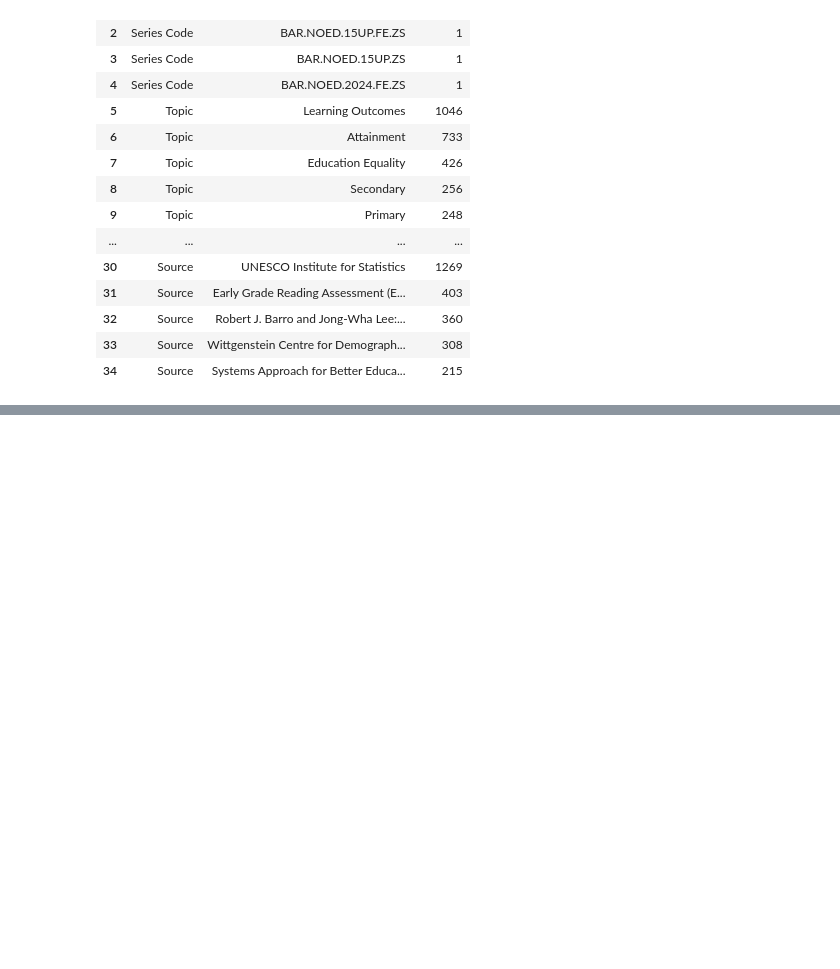
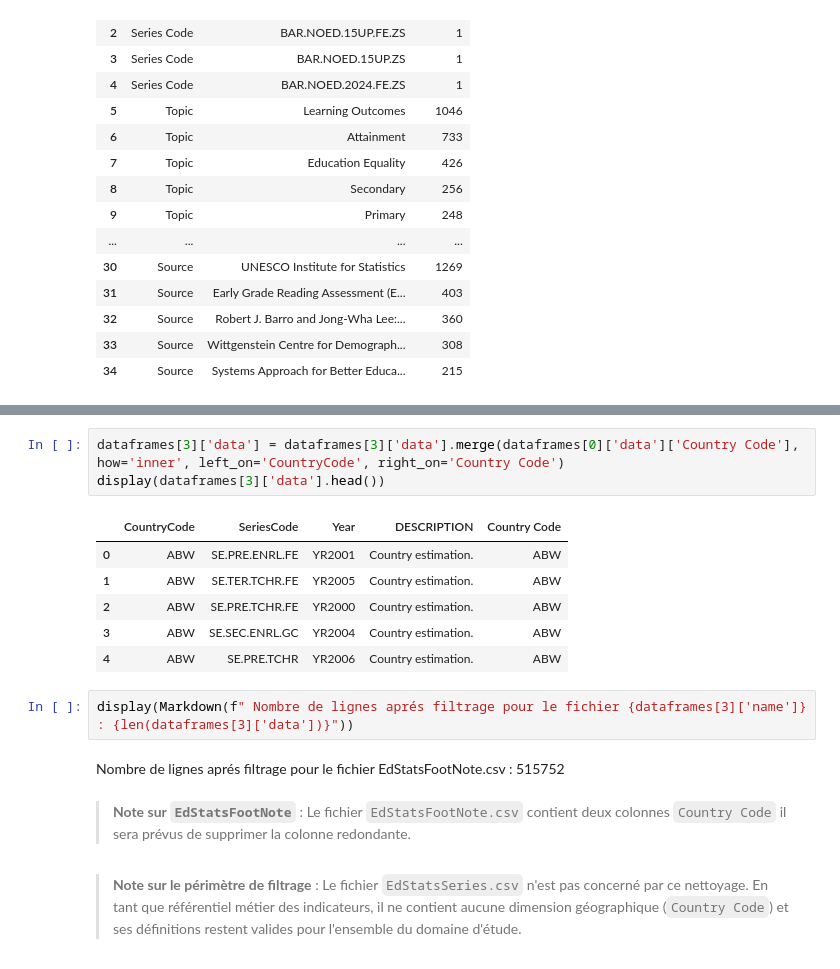
Before and after one commit to AlexisTrouwaert/OC_P02_DATA_ANALYSER_DONN-ES_SYSTEM_EDUCATIF, a Jupyter notebook: loadData.ipynb, the cells around one changed output, grey strips where cells are left out. Saved outputs shown, nothing was run; the diff lists cells and outputs as text; blank space fills up the shorter version.

```diff
--- a/loadData.ipynb
+++ b/loadData.ipynb
@@ -693,0 +782,18 @@ display(final_report)
+# %%
+dataframes[3]['data'] = dataframes[3]['data'].merge(dataframes[0]['data']['Country Code'], how='inner', left_on='CountryCode', right_on='Country Code')
+display(dataframes[3]['data'].head())
+# %% [output]
+|  | CountryCode | SeriesCode | Year | DESCRIPTION | Country Code |
+| 0 | ABW | SE.PRE.ENRL.FE | YR2001 | Country estimation. | ABW |
+| 1 | ABW | SE.TER.TCHR.FE | YR2005 | Country estimation. | ABW |
+| 2 | ABW | SE.PRE.TCHR.FE | YR2000 | Country estimation. | ABW |
+| 3 | ABW | SE.SEC.ENRL.GC | YR2004 | Country estimation. | ABW |
+| 4 | ABW | SE.PRE.TCHR | YR2006 | Country estimation. | ABW |
+# %%
+display(Markdown(f" Nombre de lignes aprés filtrage pour le fichier {dataframes[3]['name']} : {len(dataframes[3]['data'])}"))
+# %% [output]
+ Nombre de lignes aprés filtrage pour le fichier EdStatsFootNote.csv : 515752
+# %% [markdown]
+> **Note sur `EdStatsFootNote`** : Le fichier `EdStatsFootNote.csv` contient deux colonnes `Country Code` il sera prévus de supprimer la colonne redondante.
+# %% [markdown]
+> **Note sur le périmètre de filtrage** : Le fichier `EdStatsSeries.csv` n'est pas concerné par ce nettoyage. En tant que référentiel métier des indicateurs, il ne contient aucune dimension géographique (`Country Code`) et ses définitions restent valides pour l'ensemble du domaine d'étude.
```
Also changed, not shown: parts of 15 cells of this notebook, 2 other files.
